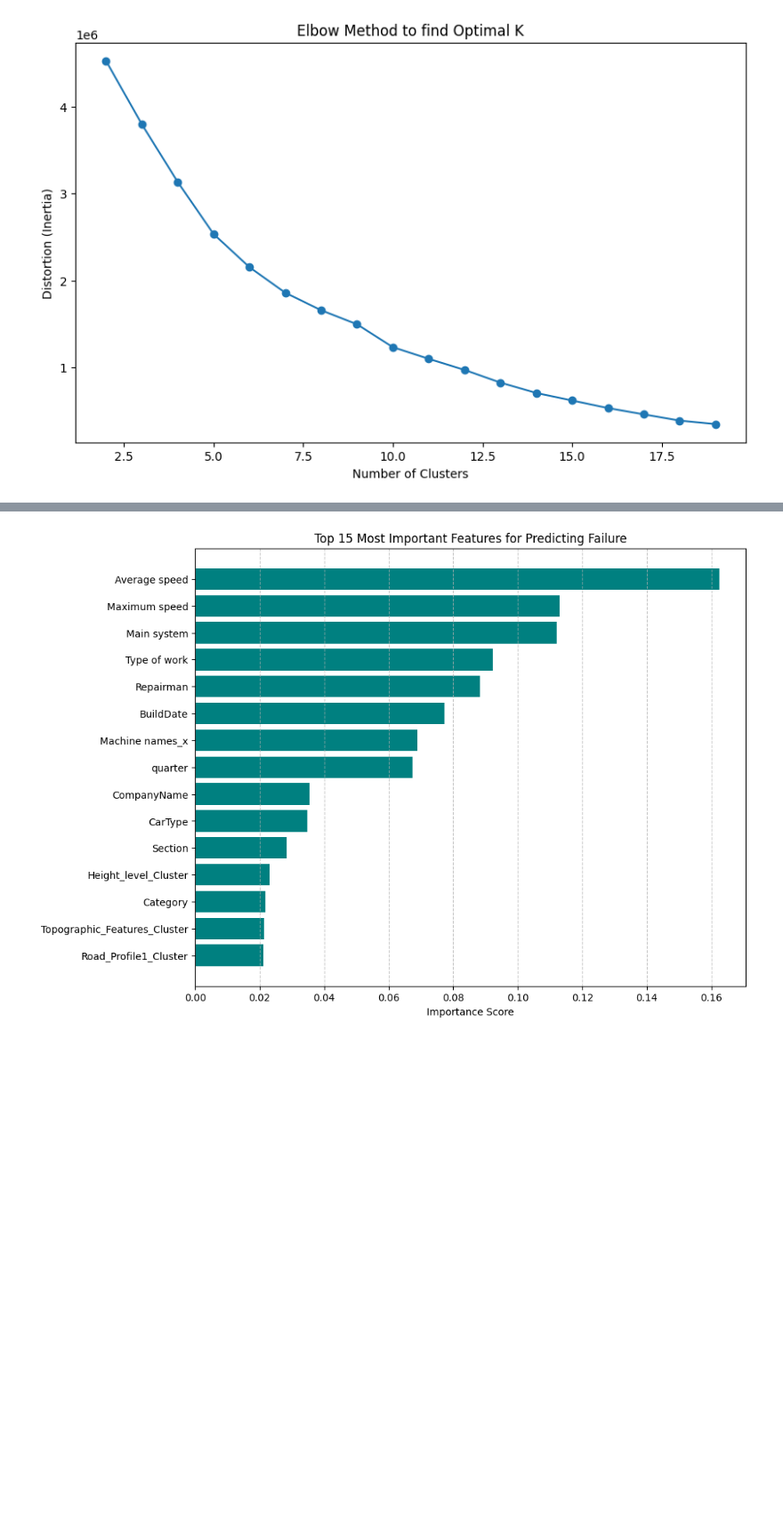
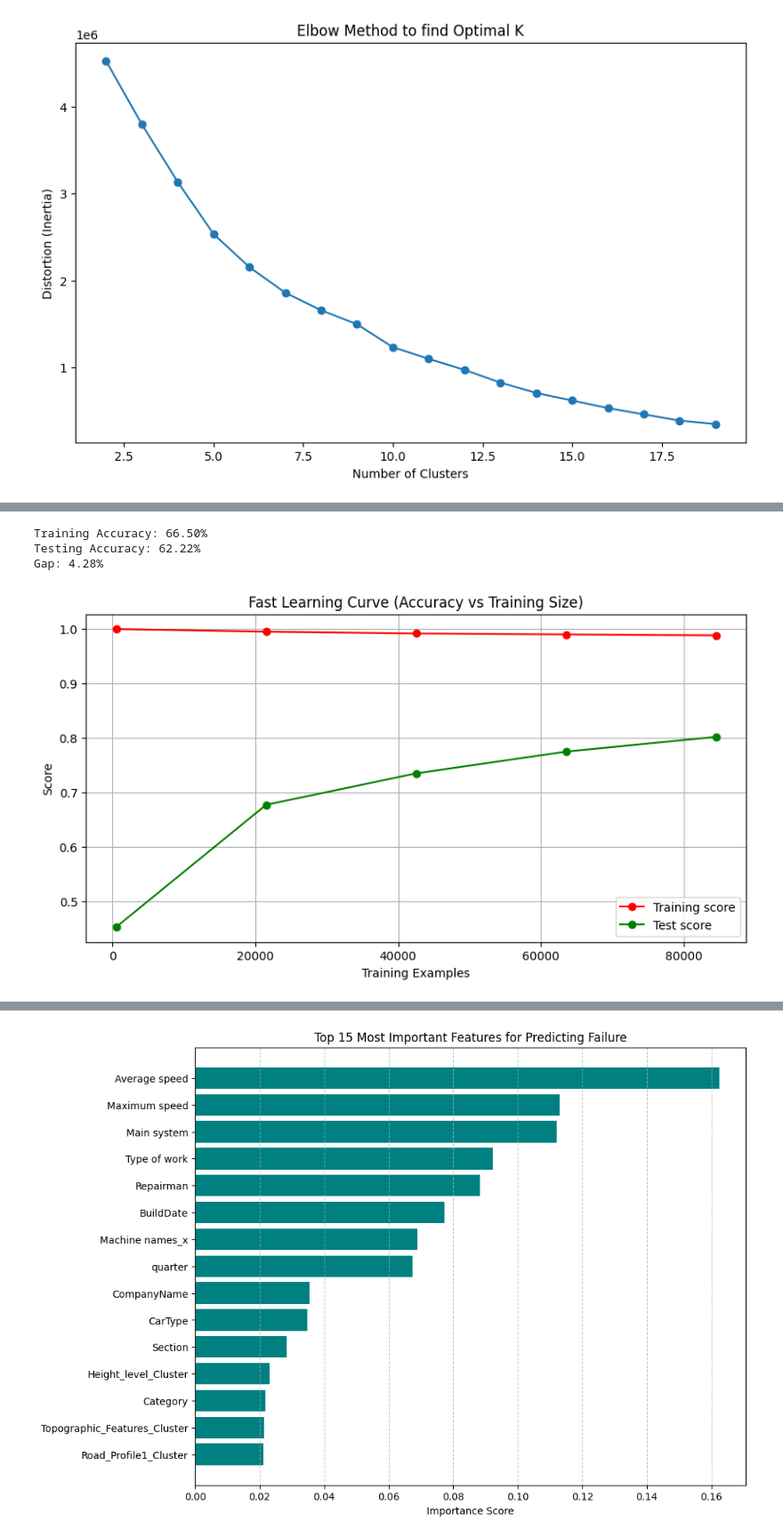
Before and after one commit to hamidhat45-boop/rahdari, a Jupyter notebook: notebookgeneral.ipynb, the cells around one changed output, grey strips where cells are left out. Shown at 89% size. Drawn from its saved outputs; the diff is of its cells as text; code cells hidden in the pictures; blank space fills up the shorter version.

```diff
--- a/notebookgeneral.ipynb
+++ b/notebookgeneral.ipynb
@@ -334,3 +334,5 @@ Merged_Full_Data['Height_level_Cluster'] = kmeans.fit_predict(road_data_scaled)
 [figure]
 # %%
 Merged_Full_Data.to_pickle("finall_mwrged_full_data.pickle")
+# %%
+Merged_Full_Data = pd.read_pickle('finall_mwrged_full_data.pickle')
@@ -356,0 +348,2 @@ Index(['Work code', 'order noumber', 'Repair date', 'Machine names_x',
+# %%
+Merged_Full_Data['MBF'] =Merged_Full_Data.groupby(["Machine code", "year_month_jalali"])["Mileage between failuers"].transform("max")
@@ -417,10 +415,10 @@ Targets = [
 ]
 # %%
 # 1. Convert price to numeric, turning text/errors into NaN (Not a Number)
-Merged_Full_Data['price'] = pd.to_numeric(Merged_Full_Data['price'], errors='coerce')
+#Merged_Full_Data['price'] = pd.to_numeric(Merged_Full_Data['price'], errors='coerce')
 
 # 2. Drop rows where price is now NaN (qcut cannot handle missing values)
-Merged_Full_Data = Merged_Full_Data.dropna(subset=['price'])
+#Merged_Full_Data = Merged_Full_Data.dropna(subset=['price'])
 
 # 3. Filter out zero or negative prices if they exist (common in repair data)
 Merged_Full_Data = Merged_Full_Data[Merged_Full_Data['price'] > 0]
@@ -428,8 +426,8 @@ Merged_Full_Data = Merged_Full_Data[Merged_Full_Data['price'] > 0]
 # 4. Now run the qcut
 Merged_Full_Data['price_category'] = pd.qcut(
     Merged_Full_Data['price'],
-    q=3,
-    labels=[0, 1, 2]
+    q=5,
+    labels=[0, 1, 2, 3, 4]
 )
 
 print("Success! Price categories created.")
@@ -506,0 +509,52 @@ weighted avg       0.80      0.80      0.80     21137
+# %%
+from sklearn.metrics import accuracy_score
+
+# Predict on training data
+y_train_pred = model.predict(X_train)
+
+# Calculate scores
+train_acc = accuracy_score(y_train, y_train_pred)
+test_acc = accuracy_score(y_test, y_pred)
+
+print(f"Training Accuracy: {train_acc:.2%}")
+print(f"Testing Accuracy: {test_acc:.2%}")
+print(f"Gap: {train_acc - test_acc:.2%}")
+# %% [output]
+Training Accuracy: 66.50%
+Testing Accuracy: 62.22%
+Gap: 4.28%
+# %%
+def learning_curve(model):
+    import matplotlib.pyplot as plt
+    from sklearn.metrics import accuracy_score
+
+    # 1. Reduce the dataset size for the plot if needed (e.g., use 20k samples total)
+    # 2. Define specific training sizes to test
+    subset_sizes = np.linspace(500, len(X_train), 5).astype(int)
+    train_accs = []
+    test_accs = []
+
+    for size in subset_sizes:
+        # Train on a small slice of the training data
+        model.fit(X_train[:size], y_train[:size])
+
+        # Record accuracy
+        train_accs.append(accuracy_score(y_train[:size], model.predict(X_train[:size])))
+        test_accs.append(accuracy_score(y_test, model.predict(X_test)))
+
+    # Plotting the results
+    plt.figure(figsize=(10, 5))
+    plt.plot(subset_sizes, train_accs, 'o-', color="r", label="Training score")
+    plt.plot(subset_sizes, test_accs, 'o-', color="g", label="Test score")
+    plt.title("Fast Learning Curve (Accuracy vs Training Size)")
+    plt.xlabel("Training Examples")
+    plt.ylabel("Score")
+    plt.legend(loc="best")
+    plt.grid(True)
+    plt.show()
+    return plt
+# %%
+import numpy as np
+learning_curve(model=model)
+# %% [output]
+[figure, added]
```
Also changed, not shown: parts of 7 cells of this notebook, 4 other files.
